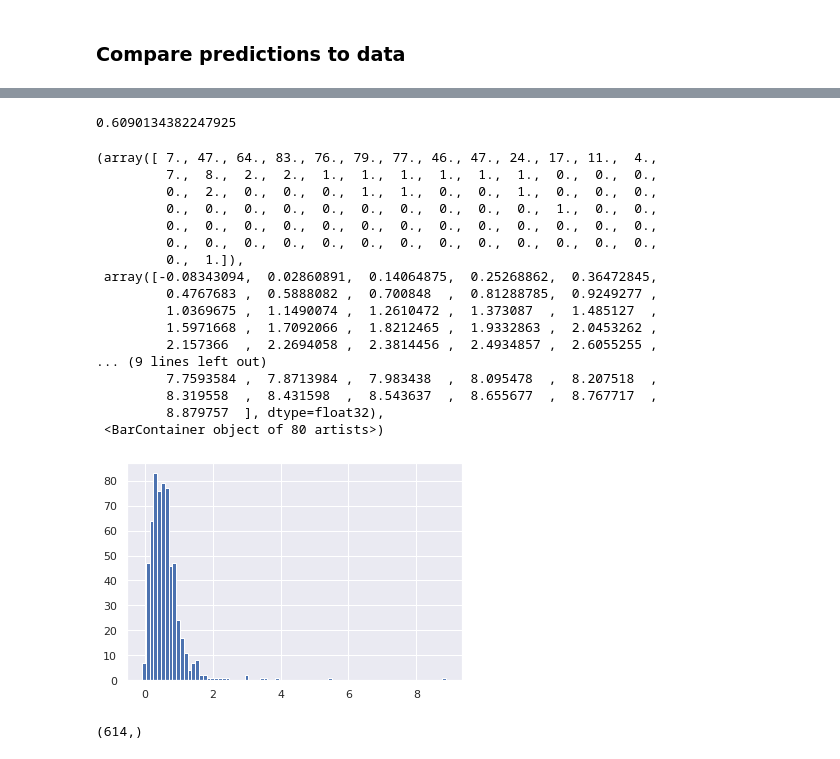
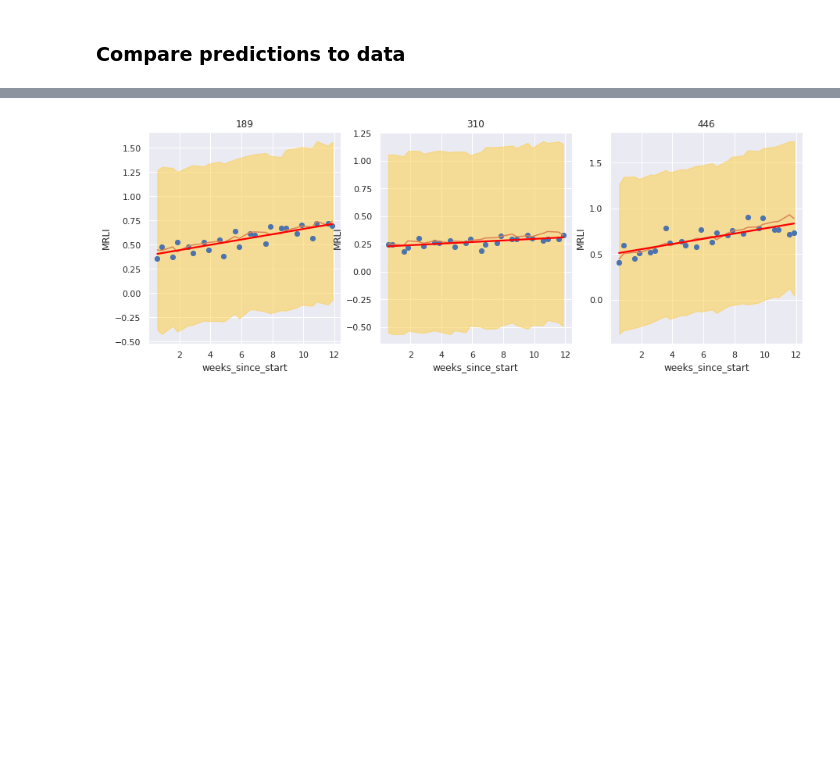
Before and after one commit to Greater-London-Authority/highstreets, a Jupyter notebook: highstreets/notebooks/exploratory/0.4-cd-explore-hierarchical-regression-pyro.ipynb, the cells around one changed output, grey strips where cells are left out. Drawn from its saved outputs; the diff is of its cells as text; code cells hidden in the pictures; blank space fills up the shorter version.

```diff
--- a/highstreets/notebooks/exploratory/0.4-cd-explore-hierarchical-regression-pyro.ipynb
+++ b/highstreets/notebooks/exploratory/0.4-cd-explore-hierarchical-regression-pyro.ipynb
@@ -355,4 +303,0 @@ a_mean_pred = float(data.posterior.mu_a.mean())
-# %%
-a_mean_pred
-# %% [output]
-0.6090134382247925
@@ -361,25 +304,20 @@ a_means = data.posterior.a.mean(axis=1).to_numpy().flatten()
-# %%
-plt.hist(a_means, 80)
-# %% [output]
-(array([ 7., 47., 64., 83., 76., 79., 77., 46., 47., 24., 17., 11.,  4.,
-         7.,  8.,  2.,  2.,  1.,  1.,  1.,  1.,  1.,  1.,  0.,  0.,  0.,
-         0.,  2.,  0.,  0.,  0.,  1.,  1.,  0.,  0.,  1.,  0.,  0.,  0.,
-         0.,  0.,  0.,  0.,  0.,  0.,  0.,  0.,  0.,  0.,  1.,  0.,  0.,
-         0.,  0.,  0.,  0.,  0.,  0.,  0.,  0.,  0.,  0.,  0.,  0.,  0.,
-         0.,  0.,  0.,  0.,  0.,  0.,  0.,  0.,  0.,  0.,  0.,  0.,  0.,
-         0.,  1.]),
- array([-0.08343094,  0.02860891,  0.14064875,  0.25268862,  0.36472845,
-         0.4767683 ,  0.5888082 ,  0.700848  ,  0.81288785,  0.9249277 ,
-         1.0369675 ,  1.1490074 ,  1.2610472 ,  1.373087  ,  1.485127  ,
-         1.5971668 ,  1.7092066 ,  1.8212465 ,  1.9332863 ,  2.0453262 ,
-         2.157366  ,  2.2694058 ,  2.3814456 ,  2.4934857 ,  2.6055255 ,
-... (9 lines left out)
-         7.7593584 ,  7.8713984 ,  7.983438  ,  8.095478  ,  8.207518  ,
-         8.319558  ,  8.431598  ,  8.543637  ,  8.655677  ,  8.767717  ,
-         8.879757  ], dtype=float32),
- <BarContainer object of 80 artists>)
-[figure, removed]
-# %%
-a_means.flatten().shape
-# %% [output]
-(614,)
+# %%
+def chart_highstreet_with_predictions(highstreet_id, ax):
+    data = df_act_pred[df_act_pred["highstreet_id"] == highstreet_id]
+    x = data["weeks_since_start"]
+    ax.set_title(highstreet_id)
+    ax.plot(x, data["txn_amt_true"], "o")
+    ax.plot(x, data["txn_amt_pred"])
+    ax = sns.regplot(
+        x=x, y=data["txn_amt_true"], ax=ax, ci=None, line_kws={"color": "red"}
+    )
+    ax.fill_between(x, data["hs_inf"], data["hs_sup"], alpha=0.5, color="#ffcd3c")
+    ax.set_ylabel("MRLI")
+
+
+f, axes = plt.subplots(1, 3, figsize=(15, 5))
+hs_plot = [189, 310, 446]
+for i, id in enumerate(hs_plot):
+    chart_highstreet_with_predictions(id, axes[i])
+# %% [output]
+[figure, added]
```
Also changed, not shown: parts of 24 cells of this notebook, 18 other files.
